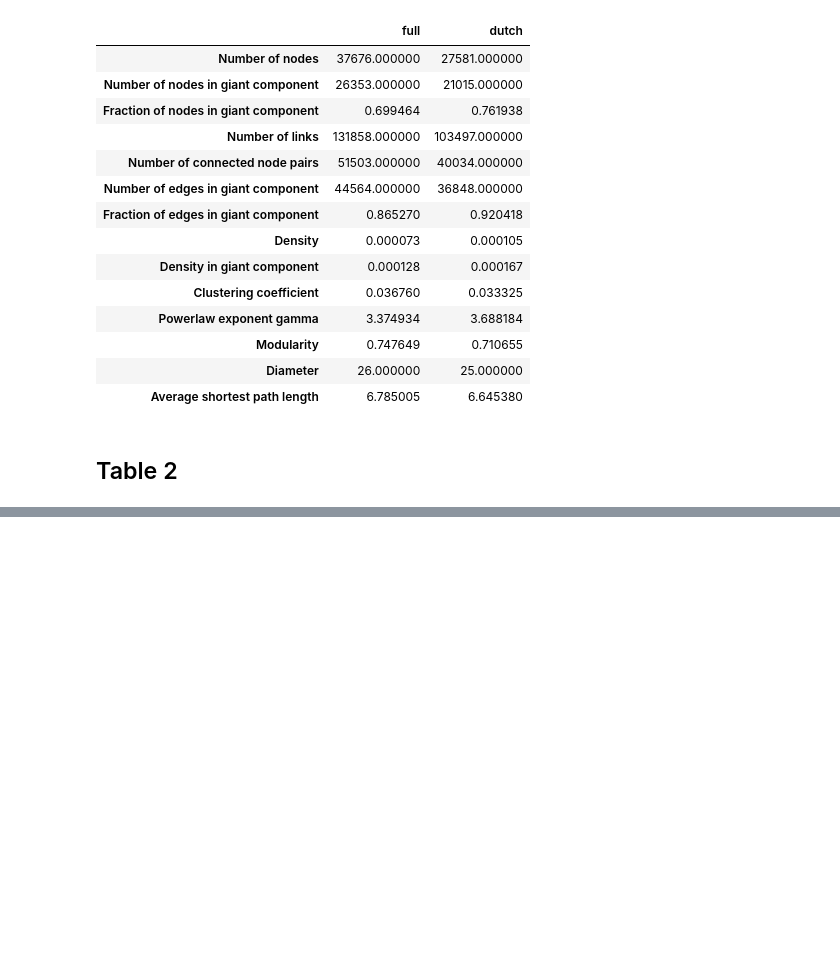
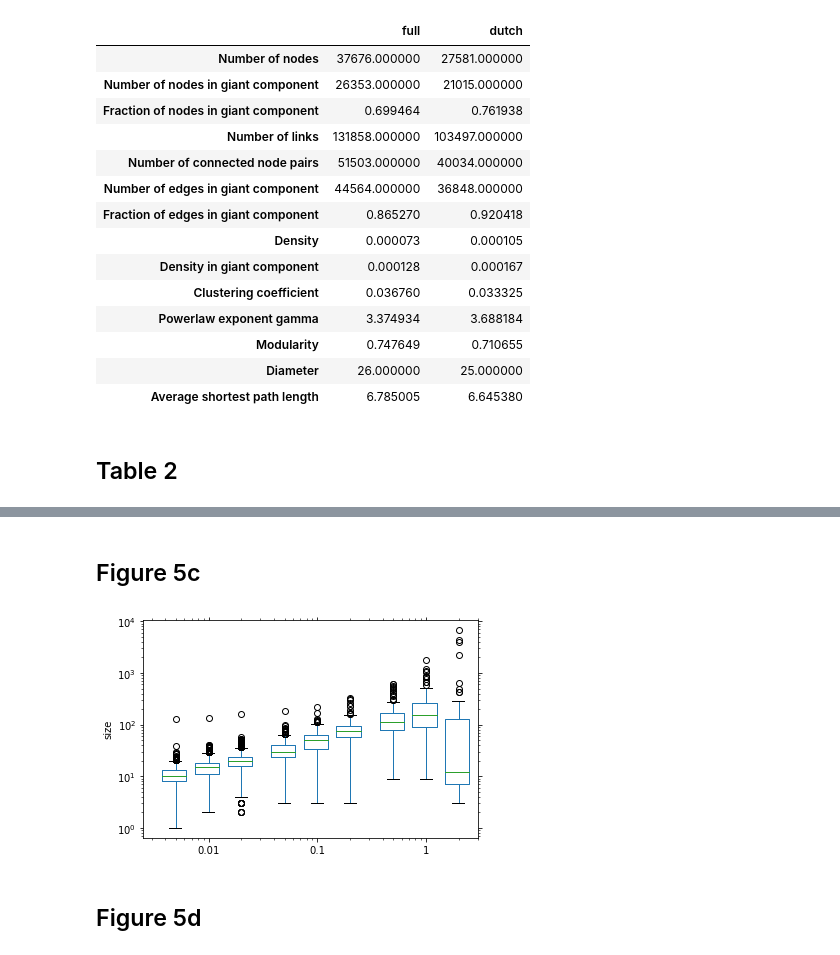
Before and after one commit to gerritjandebruin/truck-codriving, a Jupyter notebook: notebooks/04-gj-figures.ipynb, the cells around one changed output, grey strips where cells are left out. Drawn from its saved outputs; the diff is of its cells as text; code cells hidden in the pictures; blank space fills up the shorter version.

```diff
--- a/notebooks/04-gj-figures.ipynb
+++ b/notebooks/04-gj-figures.ipynb
@@ -347,0 +453,16 @@ pd.DataFrame(dict(full=full, dutch=dutch))
+# %% [markdown]
+## Figure 5c
+# %%
+community_size = pd.DataFrame({r: pd.Series(p).value_counts() for r, p in partitions.items()})
+with matplotlib.rc_context({'xtick.top': True, 'ytick.right': True, }):
+    ax = community_size.plot.box(
+    positions=[5e-3, .01, .02, .05, .1, .2, .5, 1, 2], xlim=(2.5e-3, 3),
+    widths=[2.5e-3, 5e-3, .01, .025, .05, .1, .25, .5, 1], loglog=True,
+    xlabel='resolution', ylabel='size')
+    ax.set_xticks([.01, .1, 1])
+    ax.set_xticklabels([.01, .1, 1])
+    plt.savefig(figure_file + '5c.pdf')
+# %% [output]
+[figure, added]
+# %% [markdown]
+## Figure 5d
```
Also changed, not shown: parts of 16 cells of this notebook, 8 other files.
